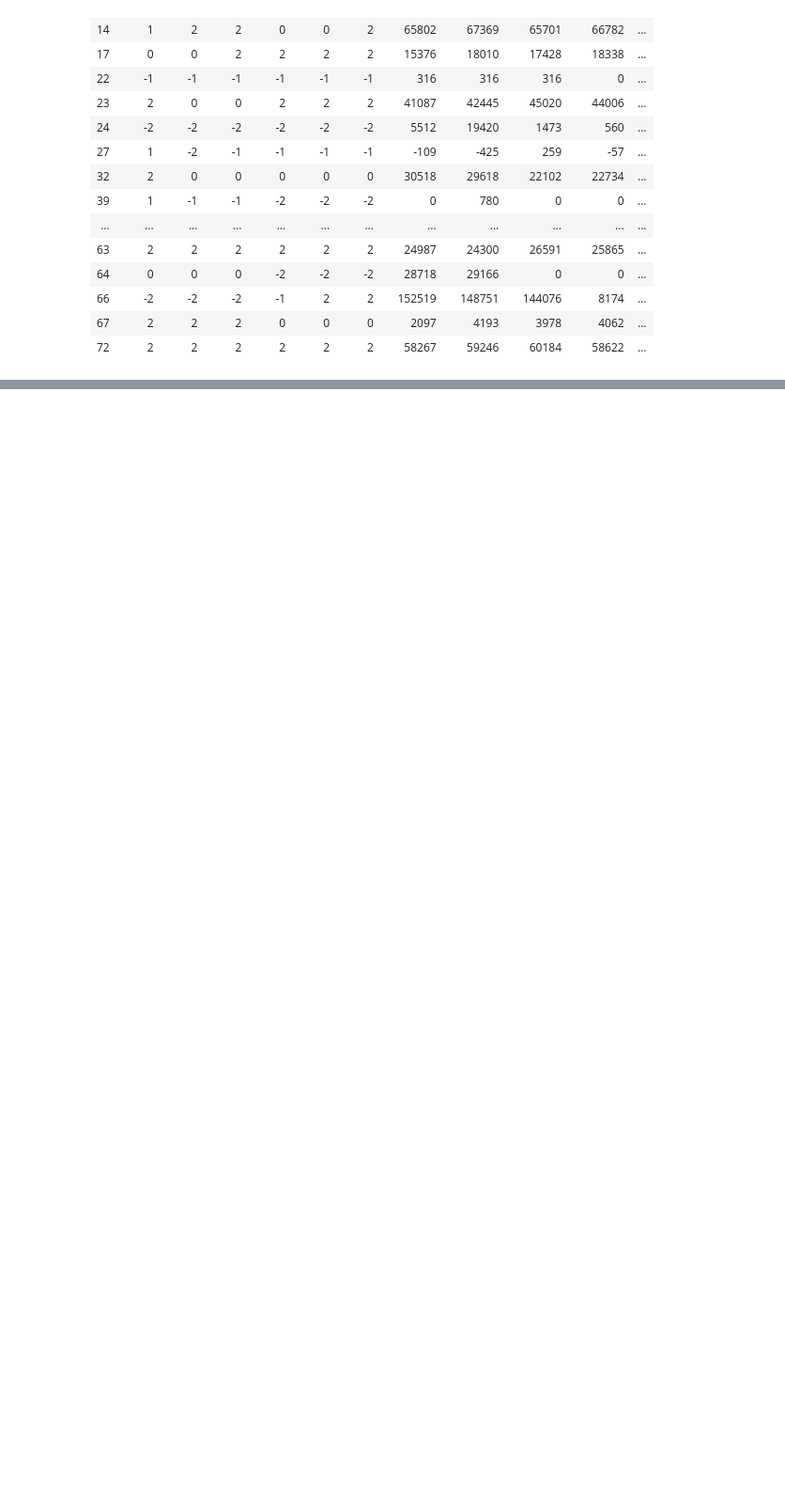
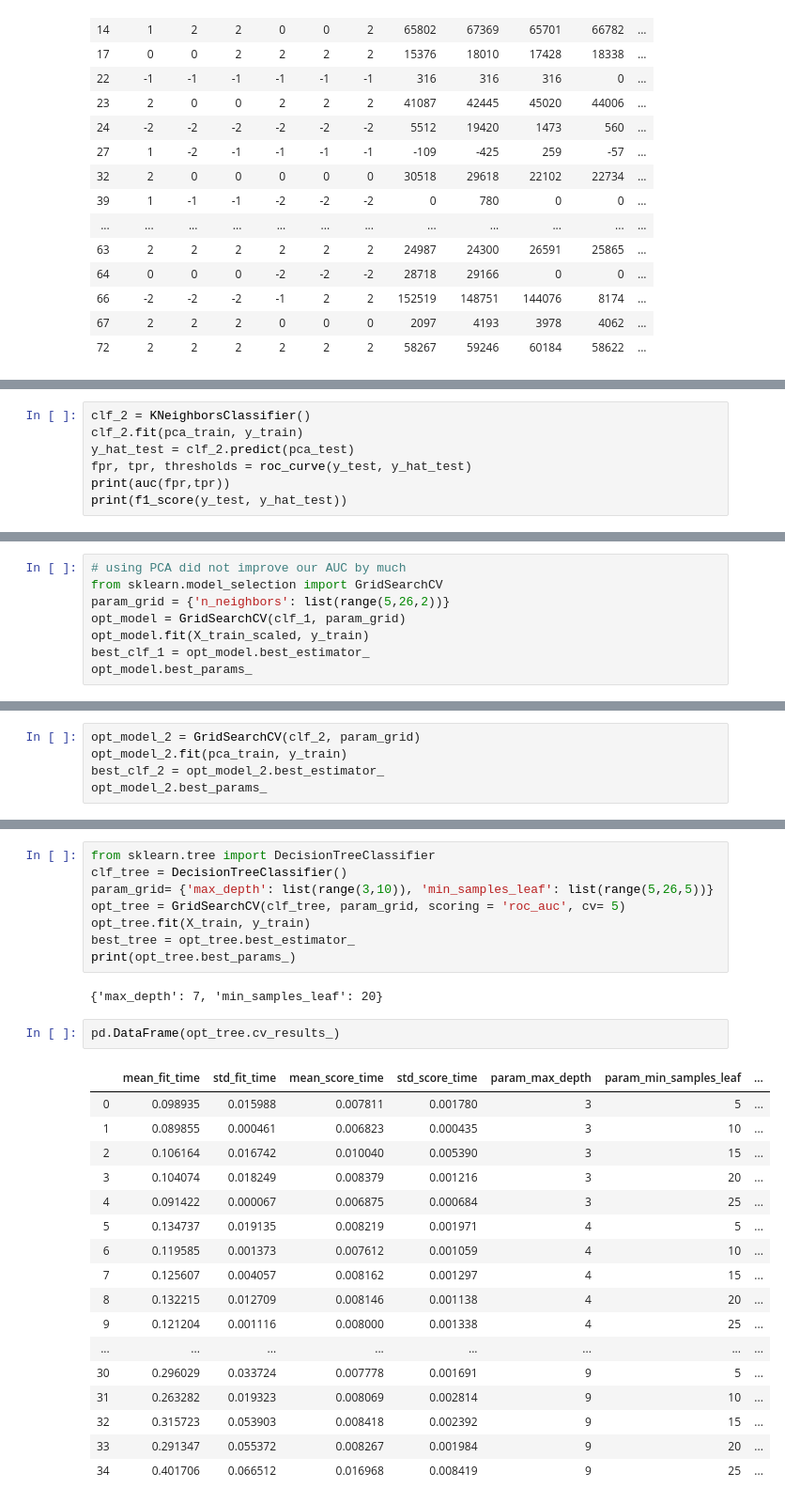
Before and after one commit to tinacliu/mod5_project, a Jupyter notebook: mo_notebook.ipynb, the cells around one changed output, grey strips where cells are left out. Shown at 94% size. Cells and saved outputs as stored; diff of their text form; blank space fills up the shorter version.

Commit message:
knn and decision tree models with gridsearch

```diff
--- a/mo_notebook.ipynb
+++ b/mo_notebook.ipynb
@@ -176,0 +425,7 @@ df[df['default']==1].iloc[:20,5:24]
+# %%
+clf_2 = KNeighborsClassifier()
+clf_2.fit(pca_train, y_train)
+y_hat_test = clf_2.predict(pca_test)
+fpr, tpr, thresholds = roc_curve(y_test, y_hat_test)
+print(auc(fpr,tpr))
+print(f1_score(y_test, y_hat_test))
@@ -176,0 +435,8 @@ df[df['default']==1].iloc[:20,5:24]
+# %%
+# using PCA did not improve our AUC by much
+from sklearn.model_selection import GridSearchCV
+param_grid = {'n_neighbors': list(range(5,26,2))}
+opt_model = GridSearchCV(clf_1, param_grid)
+opt_model.fit(X_train_scaled, y_train)
+best_clf_1 = opt_model.best_estimator_
+opt_model.best_params_
@@ -176,0 +445,5 @@ df[df['default']==1].iloc[:20,5:24]
+# %%
+opt_model_2 = GridSearchCV(clf_2, param_grid)
+opt_model_2.fit(pca_train, y_train)
+best_clf_2 = opt_model_2.best_estimator_
+opt_model_2.best_params_
@@ -176,0 +459,30 @@ df[df['default']==1].iloc[:20,5:24]
+# %%
+from sklearn.tree import DecisionTreeClassifier
+clf_tree = DecisionTreeClassifier()
+param_grid= {'max_depth': list(range(3,10)), 'min_samples_leaf': list(range(5,26,5))}
+opt_tree = GridSearchCV(clf_tree, param_grid, scoring = 'roc_auc', cv= 5)
+opt_tree.fit(X_train, y_train)
+best_tree = opt_tree.best_estimator_
+print(opt_tree.best_params_)
+# %% [output]
+{'max_depth': 7, 'min_samples_leaf': 20}
+# %%
+pd.DataFrame(opt_tree.cv_results_)
+# %% [output]
+|  | mean_fit_time | std_fit_time | mean_score_time | std_score_time | param_max_depth | param_min_samples_leaf | ... |
+| 0 | 0.098935 | 0.015988 | 0.007811 | 0.001780 | 3 | 5 | ... |
+| 1 | 0.089855 | 0.000461 | 0.006823 | 0.000435 | 3 | 10 | ... |
+| 2 | 0.106164 | 0.016742 | 0.010040 | 0.005390 | 3 | 15 | ... |
+| 3 | 0.104074 | 0.018249 | 0.008379 | 0.001216 | 3 | 20 | ... |
+| 4 | 0.091422 | 0.000067 | 0.006875 | 0.000684 | 3 | 25 | ... |
+| 5 | 0.134737 | 0.019135 | 0.008219 | 0.001971 | 4 | 5 | ... |
+| 6 | 0.119585 | 0.001373 | 0.007612 | 0.001059 | 4 | 10 | ... |
+| 7 | 0.125607 | 0.004057 | 0.008162 | 0.001297 | 4 | 15 | ... |
+| 8 | 0.132215 | 0.012709 | 0.008146 | 0.001138 | 4 | 20 | ... |
+| 9 | 0.121204 | 0.001116 | 0.008000 | 0.001338 | 4 | 25 | ... |
+| ... | ... | ... | ... | ... | ... | ... | ... |
+| 30 | 0.296029 | 0.033724 | 0.007778 | 0.001691 | 9 | 5 | ... |
+| 31 | 0.263282 | 0.019323 | 0.008069 | 0.002814 | 9 | 10 | ... |
+| 32 | 0.315723 | 0.053903 | 0.008418 | 0.002392 | 9 | 15 | ... |
+| 33 | 0.291347 | 0.055372 | 0.008267 | 0.001984 | 9 | 20 | ... |
+| 34 | 0.401706 | 0.066512 | 0.016968 | 0.008419 | 9 | 25 | ... |
```
Also changed, not shown: parts of 24 cells of this notebook.
